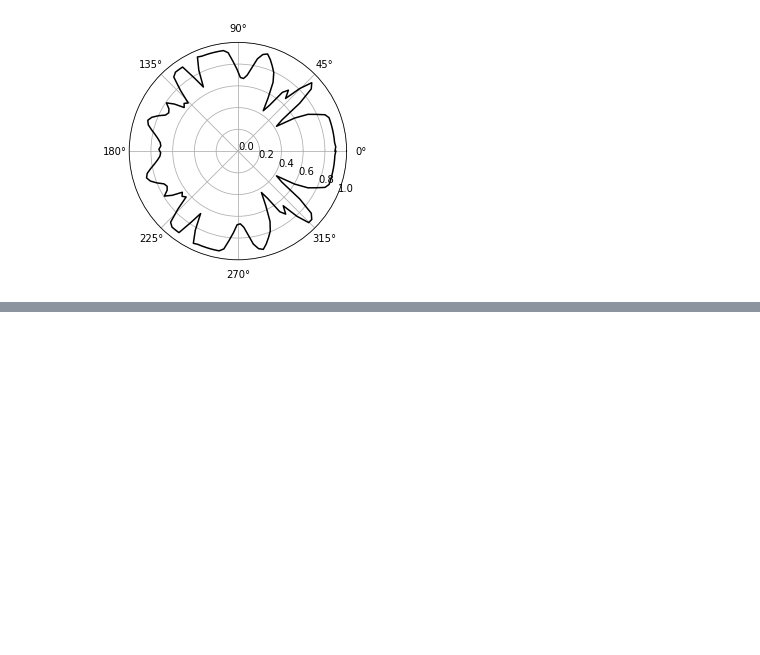
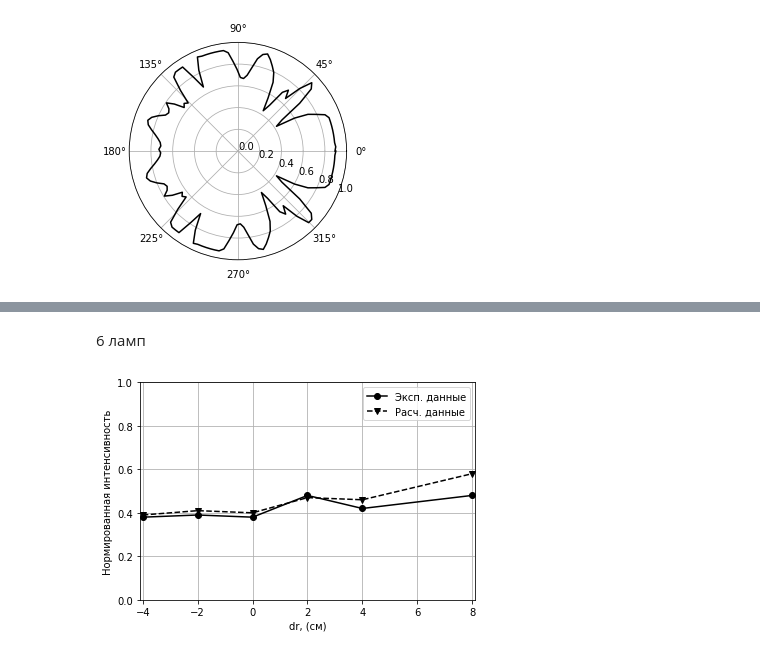
Before and after one commit to AnanasiDiod/Diploma, a Jupyter notebook: UV_field_calc/graph_plot.ipynb, the cells around one changed output, grey strips where cells are left out. Drawn from its saved outputs; the diff is of its cells as text; code cells hidden in the pictures; blank space fills up the shorter version.

```diff
--- a/UV_field_calc/graph_plot.ipynb
+++ b/UV_field_calc/graph_plot.ipynb
@@ -41,0 +66,22 @@ plt.show()
+# %% [markdown]
+6 ламп
+# %%
+lamps_6_full = {'exp': [0.38, 0.39, 0.38, 0.48, 0.42, 0.48], 'calc': [0.39, 0.41, 0.40, 0.47, 0.46, 0.58]}
+x = [-4, -2, 0, 2, 4, 8]
+
+fig, ax = plt.subplots()
+# ax.errorbar(x, lamps_3_full['exp'], 0.05, 0.1, color = '000')
+ax.plot(x, lamps_6_full['exp'], color = '000', marker = 'o', label='Эксп. данные')
+ax.plot(x, lamps_6_full['calc'], color = '000', linestyle='--', marker = 'v', label='Рассч. данные')
+ax.set_xticks([-4,-2,0,2,4,6,8])
+ax.set_yticks([0,0.2,0.4,0.6,0.8,1])
+ax.set_xlim(-4.1,8.1)
+ax.set_ylim(0,1)
+ax.set_xlabel('dr, (см)')
+ax.set_ylabel('Нормированная интенсивность')
+ax.legend()
+ax.grid(True)
+
+plt.show()
+# %% [output]
+[figure, added]
```
Also changed, not shown: parts of 5 cells of this notebook, 9 other files.
